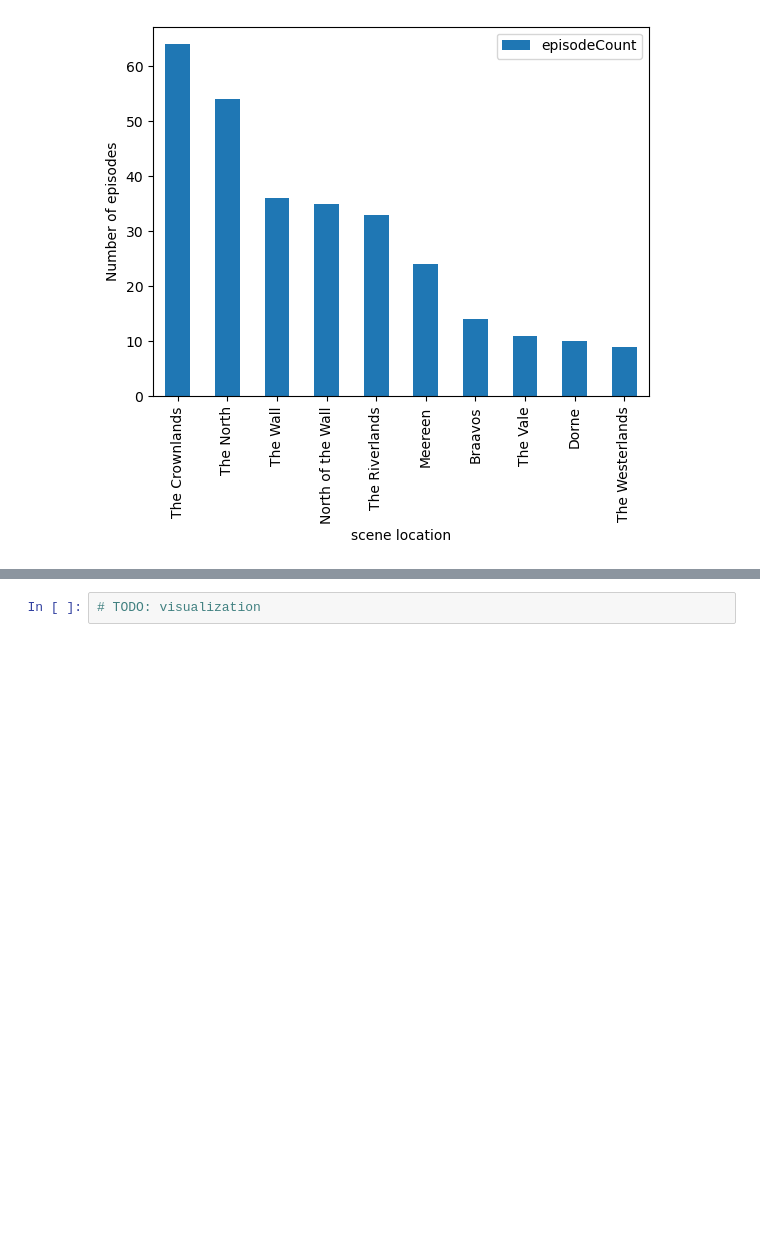
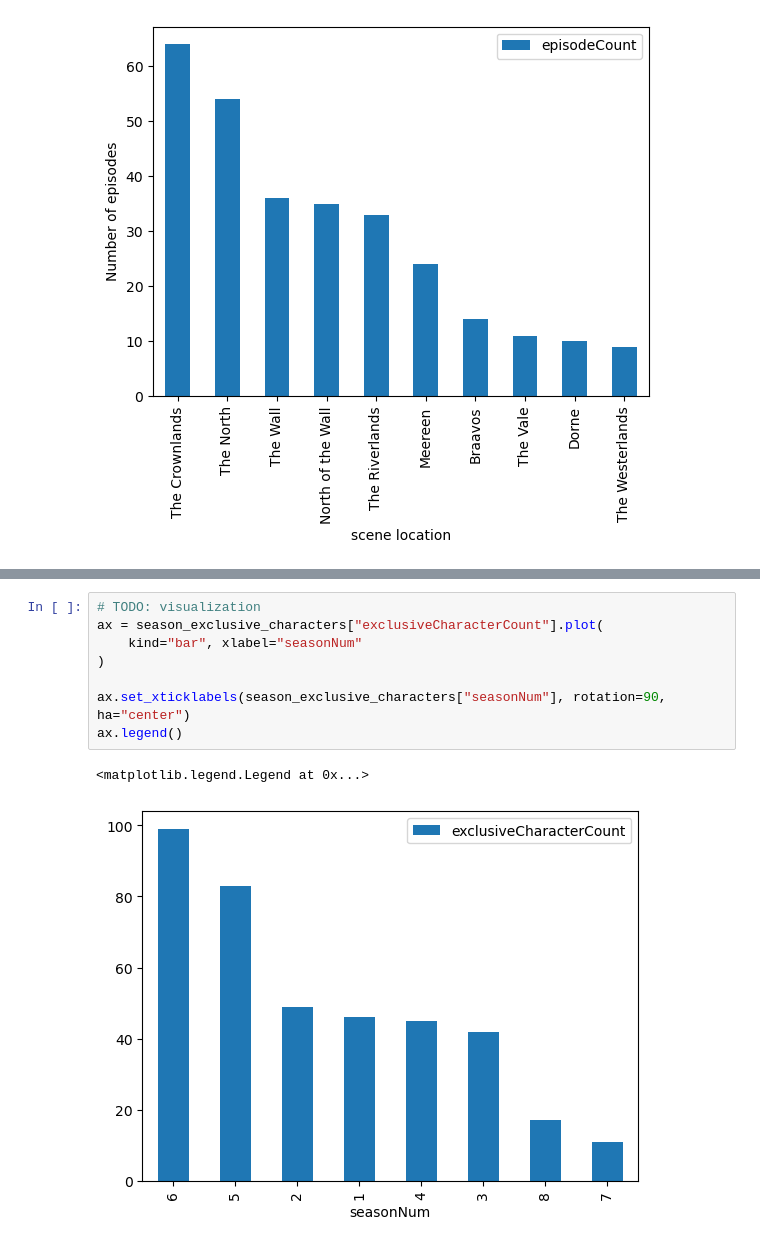
Before and after one commit to avahajr/W4111-Intro-to-Databases-Spring-2024, a Jupyter notebook: Homework/HW3/S24-W4111-HW3.ipynb, the cells around one changed output, grey strips where cells are left out. Cells and saved outputs as stored; diff of their text form; blank space fills up the shorter version.

```diff
--- a/Homework/HW3/S24-W4111-HW3.ipynb
+++ b/Homework/HW3/S24-W4111-HW3.ipynb
@@ -1099,2 +1138,11 @@ season_exclusive_characters
 # %%
 # TODO: visualization
+ax = season_exclusive_characters["exclusiveCharacterCount"].plot(
+    kind="bar", xlabel="seasonNum"
+)
+
+ax.set_xticklabels(season_exclusive_characters["seasonNum"], rotation=90, ha="center")
+ax.legend()
+# %% [output]
+<matplotlib.legend.Legend at 0x...>
+[figure, added]
```
Also changed, not shown: parts of 5 cells of this notebook.
